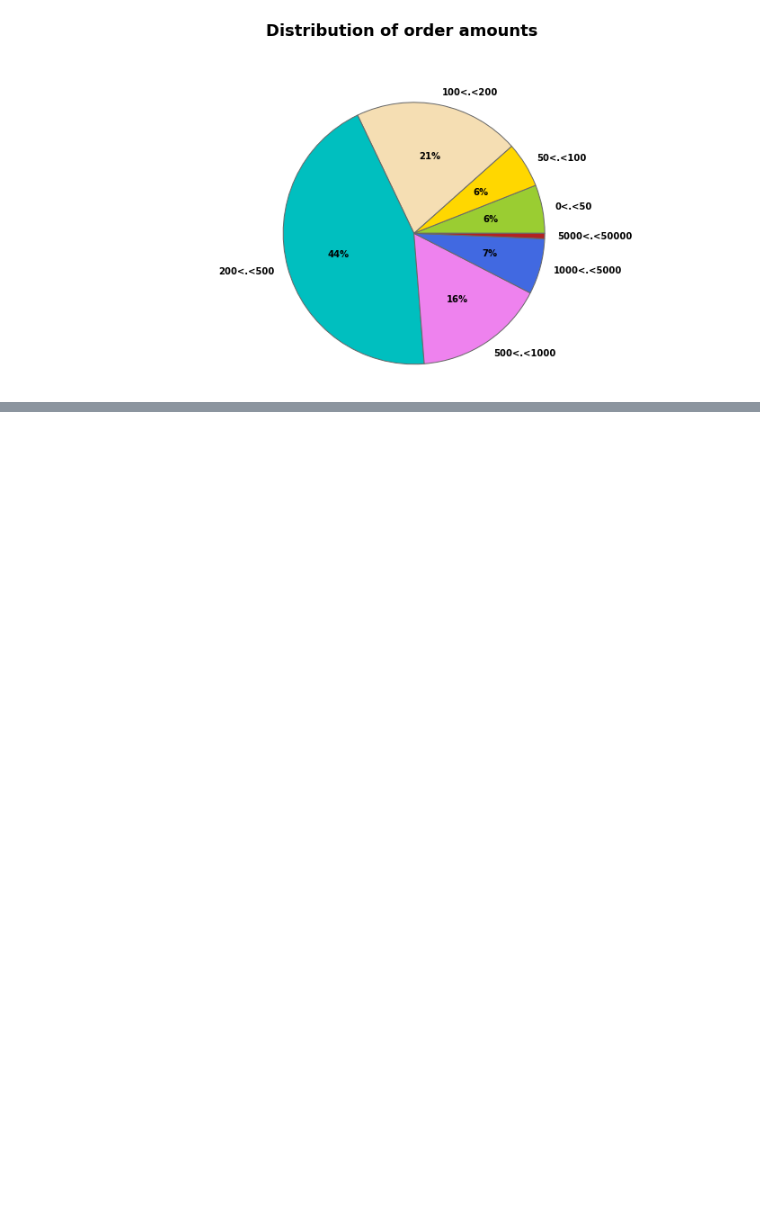
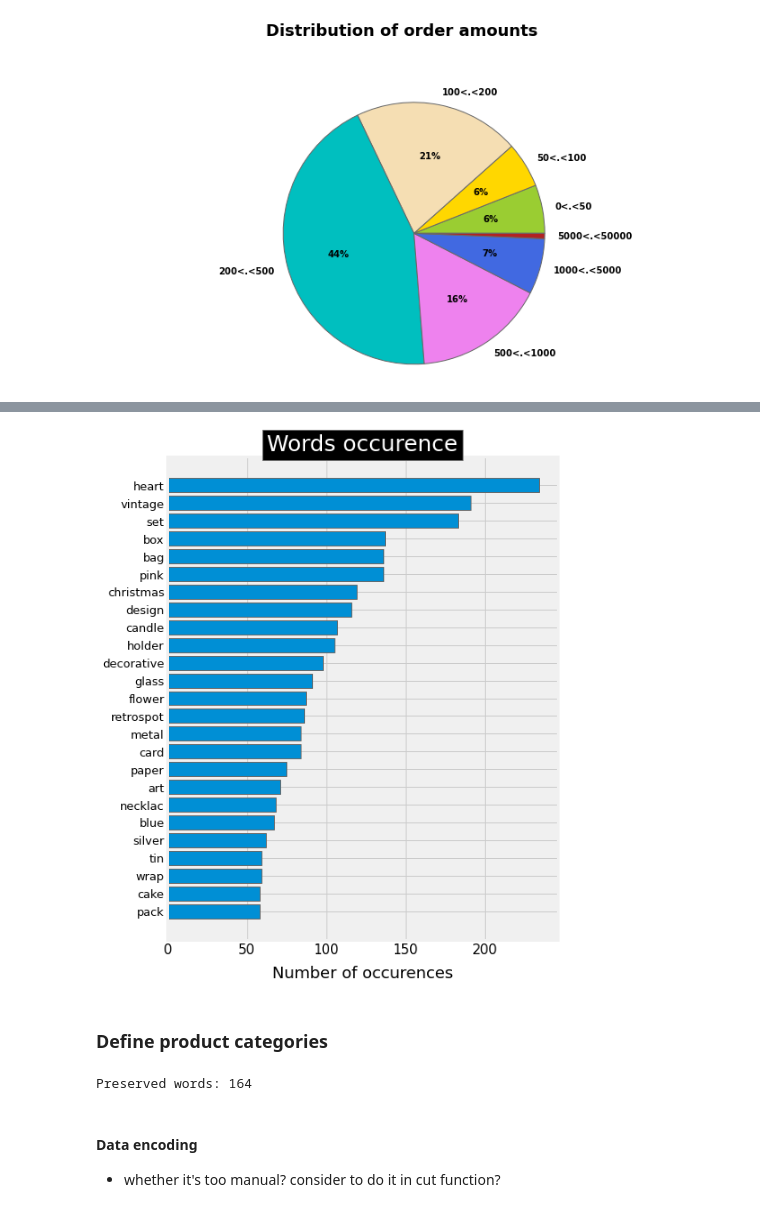
Before and after one commit to hongyingyue/python-business-analytics, a Jupyter notebook: code/customer_segmentation.ipynb, the cells around one changed output, grey strips where cells are left out. Drawn from its saved outputs; the diff is of its cells as text; code cells hidden in the pictures; blank space fills up the shorter version.

```diff
--- a/code/customer_segmentation.ipynb
+++ b/code/customer_segmentation.ipynb
@@ -398,0 +446,2 @@ f.text(0.5, 1.01, "Distribution of order amounts", ha='center', fontsize = 18);
+# %%
+df_produits = pd.DataFrame(df_initial['Description'].unique()).rename(columns = {0:'Description'})
@@ -398,0 +463,2 @@ f.text(0.5, 1.01, "Distribution of order amounts", ha='center', fontsize = 18);
+# %%
+keywords, keywords_roots, keywords_select, count_keywords = keywords_inventory(df_produits)
@@ -398,0 +472,46 @@ f.text(0.5, 1.01, "Distribution of order amounts", ha='center', fontsize = 18);
+# %%
+# to convert the count_keywords dictionary into a list, to sort the keywords according to their occurrence
+list_products = []
+for k,v in count_keywords.items():
+    list_products.append([keywords_select[k],v])
+list_products.sort(key = lambda x:x[1], reverse = True)
+# %%
+liste = sorted(list_products, key = lambda x:x[1], reverse = True)
+
+plt.rc('font', weight='normal')
+fig, ax = plt.subplots(figsize=(7, 10))
+y_axis = [i[1] for i in liste[:25]]
+x_axis = [k for k,i in enumerate(liste[:25])]
+x_label = [i[0] for i in liste[:25]]
+plt.xticks(fontsize = 15)
+plt.yticks(fontsize = 13)
+plt.yticks(x_axis, x_label)
+plt.xlabel("Number of occurences", fontsize = 18, labelpad = 10)
+ax.barh(x_axis, y_axis, align = 'center')
+ax = plt.gca()
+ax.invert_yaxis()
+
+plt.title("Words occurence",bbox={'facecolor':'k', 'pad':5}, color='w',fontsize = 25)
+plt.show()
+# %% [output]
+[figure, added]
+# %% [markdown]
+### Define product categories
+# %%
+# to discard color-wise words which are useless
+# to consider only the words that appear more than 13 times
+list_products = []
+for k,v in count_keywords.items():
+    word = keywords_select[k]
+    if word in ['pink', 'blue', 'tag', 'green', 'orange']: continue
+    if len(word) < 3 or v < 13: continue
+    if ('+' in word) or ('/' in word): continue
+    list_products.append([word, v])
+
+list_products.sort(key = lambda x:x[1], reverse = True)
+print('Preserved words:', len(list_products))
+# %% [output]
+Preserved words: 164
+# %% [markdown]
+#### Data encoding
+- whether it's too manual? consider to do it in cut function?
```
Also changed, not shown: parts of 129 cells of this notebook.
